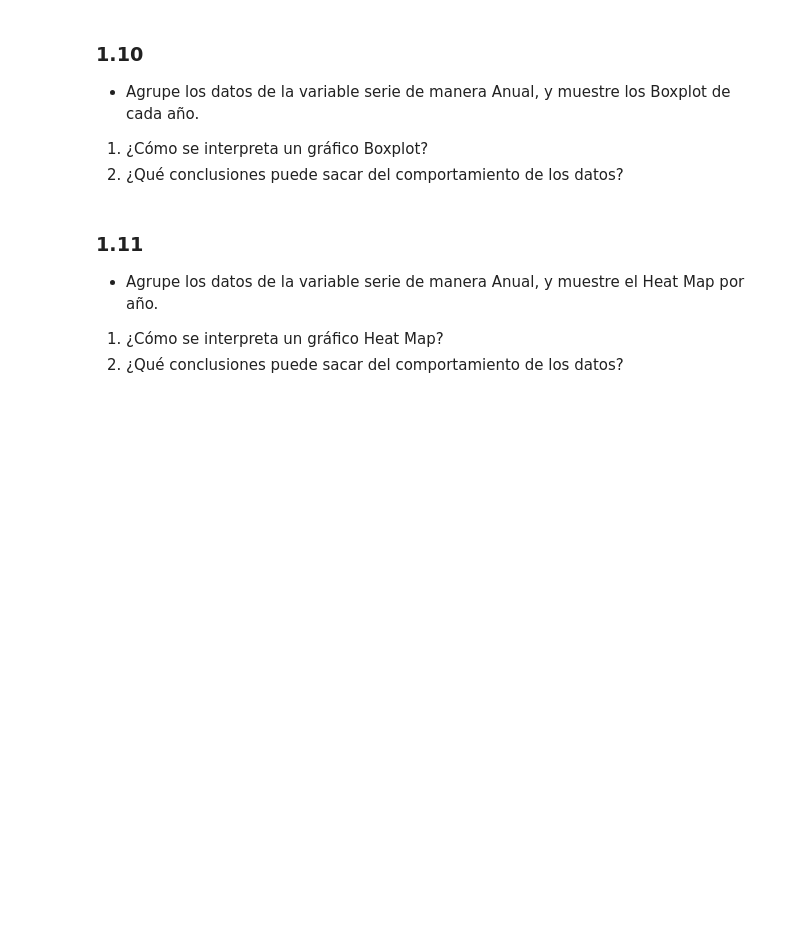
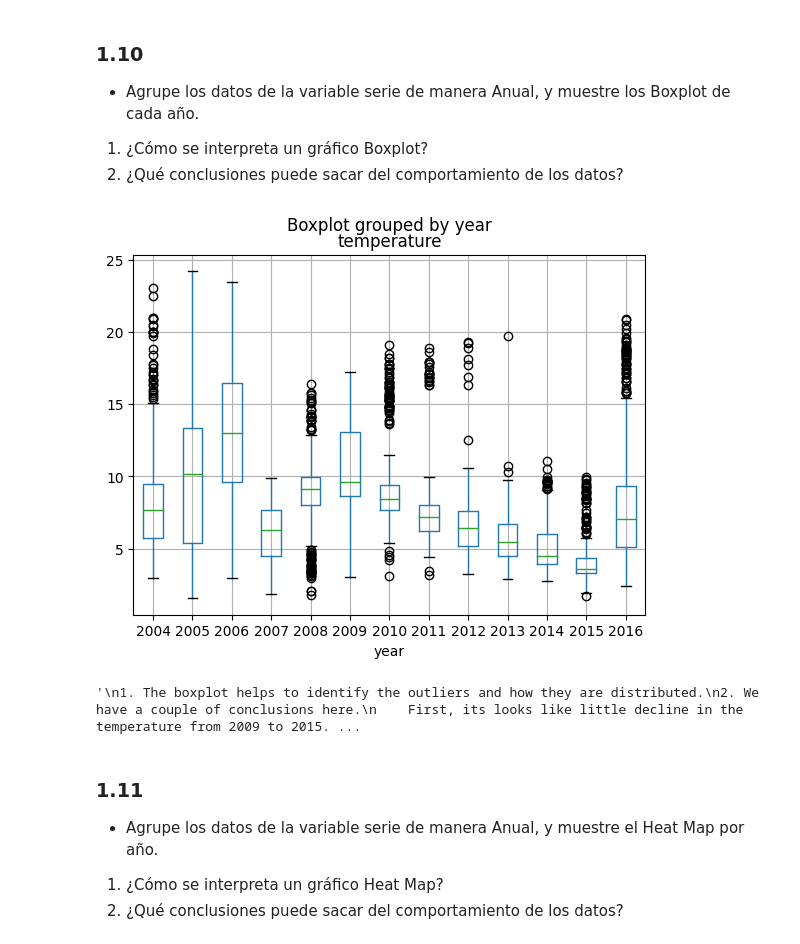
Before and after one commit to IAGR2-S2-2023/TP1_SeriesTemporales, a Jupyter notebook: 2023-2-Trabajo_Practico_1.ipynb, the cells around one changed output. Drawn from its saved outputs; the diff is of its cells as text; code cells hidden in the pictures; blank space fills up the shorter version.

```diff
--- a/2023-2-Trabajo_Practico_1.ipynb
+++ b/2023-2-Trabajo_Practico_1.ipynb
@@ -175,6 +238,23 @@ that conclusion we need to do more and aproppiate stadistics test.
 - Agrupe los datos de la variable serie de manera Anual, y muestre los Boxplot de cada año.
 1. ¿Cómo se interpreta un gráfico Boxplot?
 1. ¿Qué conclusiones puede sacar del comportamiento de los datos?
+# %%
+
+dataframe['year'] = [ datetime.strptime(series.index[i],"%d/%m/%Y").year for i in range(len(series))] #Assing month to dataframe
+dataframe['temperature'] = [series['temperatura'].iloc[i] for i in range(len(series))]  #Assing temperature to new dataframe
+dataframe.boxplot(column='temperature', by='year') #Create a boxplot
+plt.show() #Show plot
+"""
+1. The boxplot helps to identify the outliers and how they are distributed.
+2. We have a couple of conclusions here.
+    First, its looks like little decline in the temperature from 2009 to 2015.
+    second, in 2013 we have a strange outlier that is very far from the rest of the data.
+    and third we have a little increase in temperatures between 2005 and 2006.
+    Those two years has diverse temperatures.
+"""
+# %% [output]
+[figure, added]
+'\n1. The boxplot helps to identify the outliers and how they are distributed.\n2. We have a couple of conclusions here.\n    First, its looks like little decline in the temperature from 2009 to 2015. ...
 # %% [markdown]
 ### 1.11
 - Agrupe los datos de la variable serie de manera Anual, y muestre el Heat Map por año.
```
Also changed, not shown: parts of 18 cells of this notebook, 1 other file.
